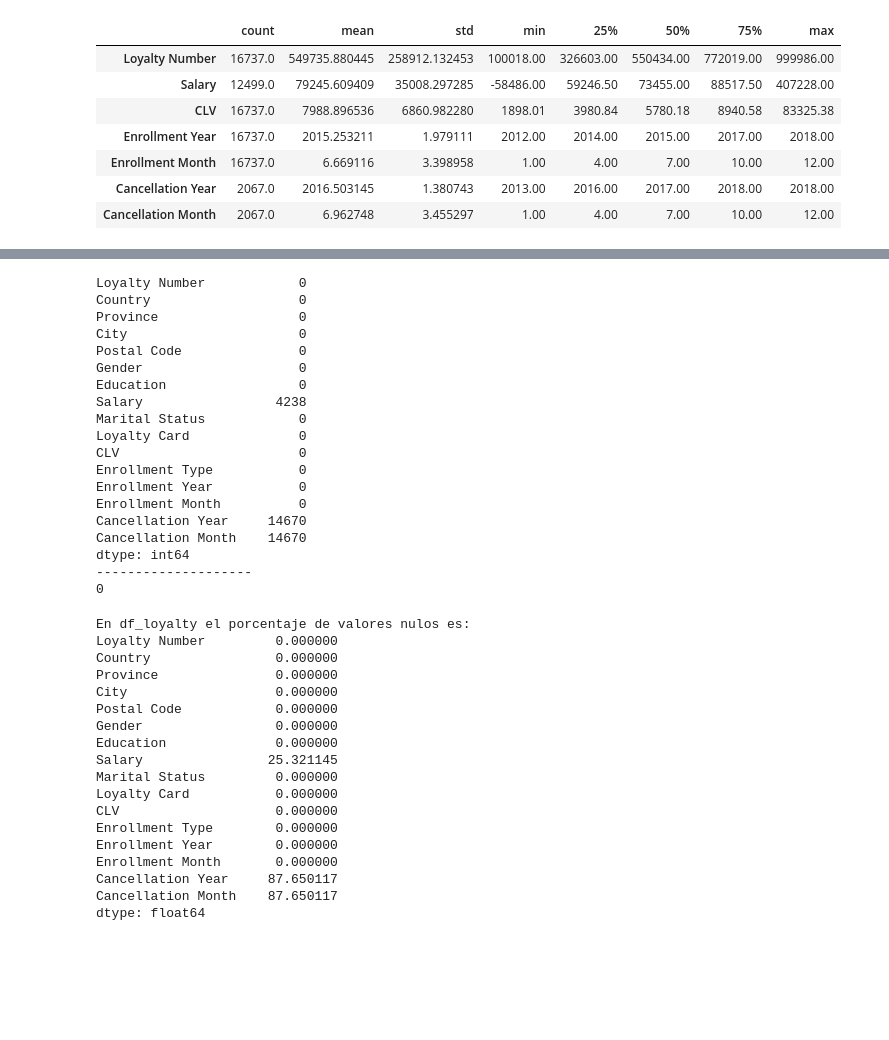
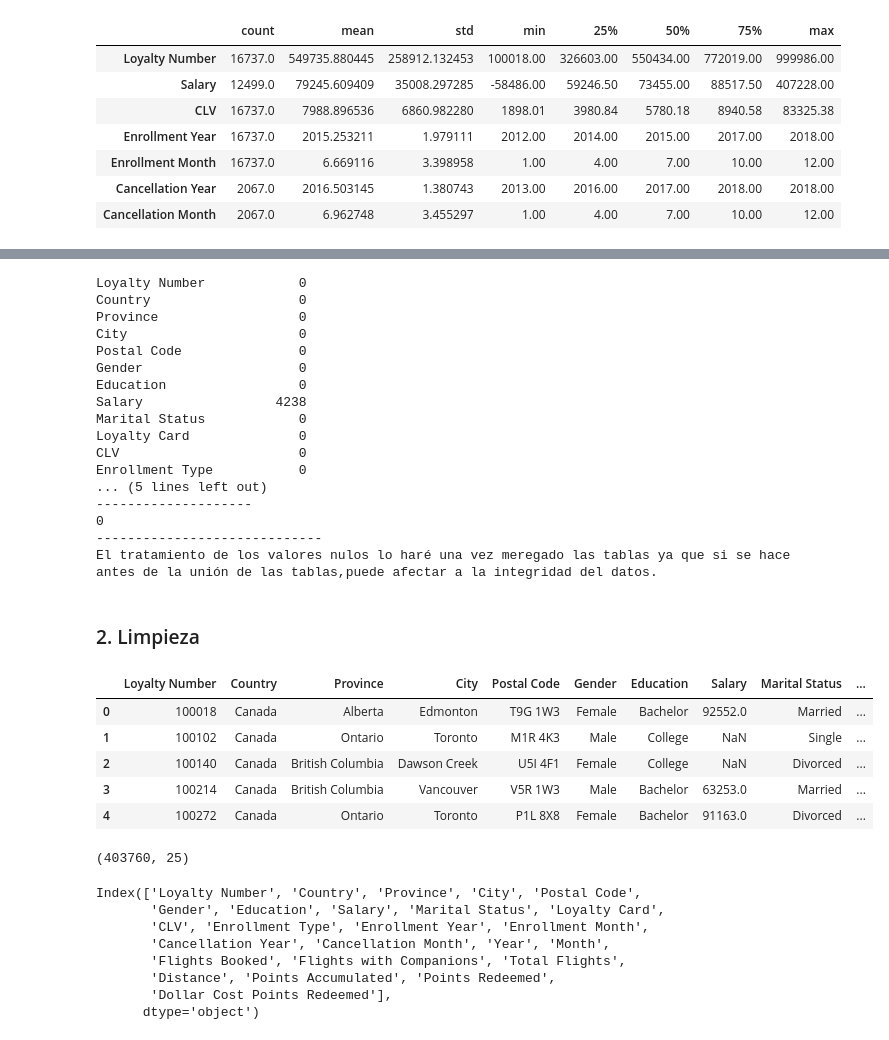
Before and after one commit to Adalab/bda-modulo-3-evaluacion-final-palomerocarolina, a Jupyter notebook: Evaluación_final3.ipynb, the cells around one changed output, grey strips where cells are left out. Drawn from its saved outputs; the diff is of its cells as text; code cells hidden in the pictures; blank space fills up the shorter version.

```diff
--- a/Evaluación_final3.ipynb
+++ b/Evaluación_final3.ipynb
@@ -236,8 +306,14 @@ df_loyalty.describe().T
 df_loyalty.isnull().sum()
 print(df_loyalty.isnull().sum())
 print("--------------------")
+
 df_loyalty.duplicated().sum()
 print (df_loyalty.duplicated().sum())
+
+print("-----------------------------")
+
+
+print("El tratamiento de los valores nulos lo haré una vez meregado las tablas ya que si se hace antes de la unión de las tablas,puede afectar a la integridad del datos.")
 # %% [output]
 Loyalty Number            0
 Country                   0
@@ -251,35 +327,37 @@ Marital Status            0
 Loyalty Card              0
 CLV                       0
 Enrollment Type           0
-Enrollment Year           0
-Enrollment Month          0
-Cancellation Year     14670
-Cancellation Month    14670
-dtype: int64
+... (5 lines left out)
 --------------------
 0
+-----------------------------
+El tratamiento de los valores nulos lo haré una vez meregado las tablas ya que si se hace antes de la unión de las tablas,puede afectar a la integridad del datos.
-# %%
-# Sabiendo que hay esos nulos, vemos sus porcentajes
-print("En df_loyalty el porcentaje de valores nulos es:")
-print((df_loyalty.isnull().sum() / len(df_loyalty)) * 100)
-
-# El tratamiento de los valores nulos lo haré una vez meregado las tablas ya que si se hace antes de la unión de las tablas,puede afectar a la integridad del datos
-# %% [output]
-En df_loyalty el porcentaje de valores nulos es:
-Loyalty Number         0.000000
-Country                0.000000
-Province               0.000000
-City                   0.000000
-Postal Code            0.000000
-Gender                 0.000000
-Education              0.000000
-Salary                25.321145
-Marital Status         0.000000
-Loyalty Card           0.000000
-CLV                    0.000000
-Enrollment Type        0.000000
-Enrollment Year        0.000000
-Enrollment Month       0.000000
-Cancellation Year     87.650117
-Cancellation Month    87.650117
-dtype: float64
+# %% [markdown]
+### 2. Limpieza
+# %%
+# Uno los ficheros en un dataframe final usando un "right" ya que de esta forma aseguramos toda la información del fichero de los vuelos
+# Un mismo cliente puede realizar varios vuelos.
+df_final = pd.merge(df_loyalty, df_flight, on='Loyalty Number', how='right')
+df_final.head()
+# %% [output]
+|  | Loyalty Number | Country | Province | City | Postal Code | Gender | Education | Salary | Marital Status | ... |
+| 0 | 100018 | Canada | Alberta | Edmonton | T9G 1W3 | Female | Bachelor | 92552.0 | Married | ... |
+| 1 | 100102 | Canada | Ontario | Toronto | M1R 4K3 | Male | College | NaN | Single | ... |
+| 2 | 100140 | Canada | British Columbia | Dawson Creek | U5I 4F1 | Female | College | NaN | Divorced | ... |
+| 3 | 100214 | Canada | British Columbia | Vancouver | V5R 1W3 | Male | Bachelor | 63253.0 | Married | ... |
+| 4 | 100272 | Canada | Ontario | Toronto | P1L 8X8 | Female | Bachelor | 91163.0 | Divorced | ... |
+# %%
+df_final.shape
+# %% [output]
+(403760, 25)
+# %%
+df_final.columns
+# %% [output]
+Index(['Loyalty Number', 'Country', 'Province', 'City', 'Postal Code',
+       'Gender', 'Education', 'Salary', 'Marital Status', 'Loyalty Card',
+       'CLV', 'Enrollment Type', 'Enrollment Year', 'Enrollment Month',
+       'Cancellation Year', 'Cancellation Month', 'Year', 'Month',
+       'Flights Booked', 'Flights with Companions', 'Total Flights',
+       'Distance', 'Points Accumulated', 'Points Redeemed',
+       'Dollar Cost Points Redeemed'],
+      dtype='object')
```
Also changed, not shown: parts of 24 cells of this notebook.
